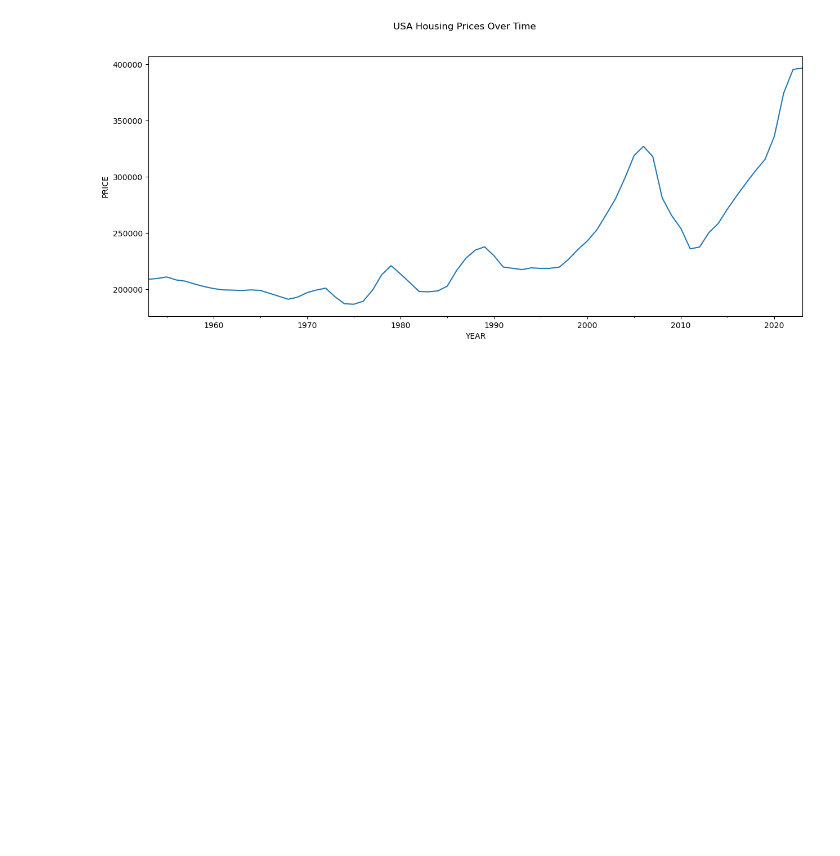
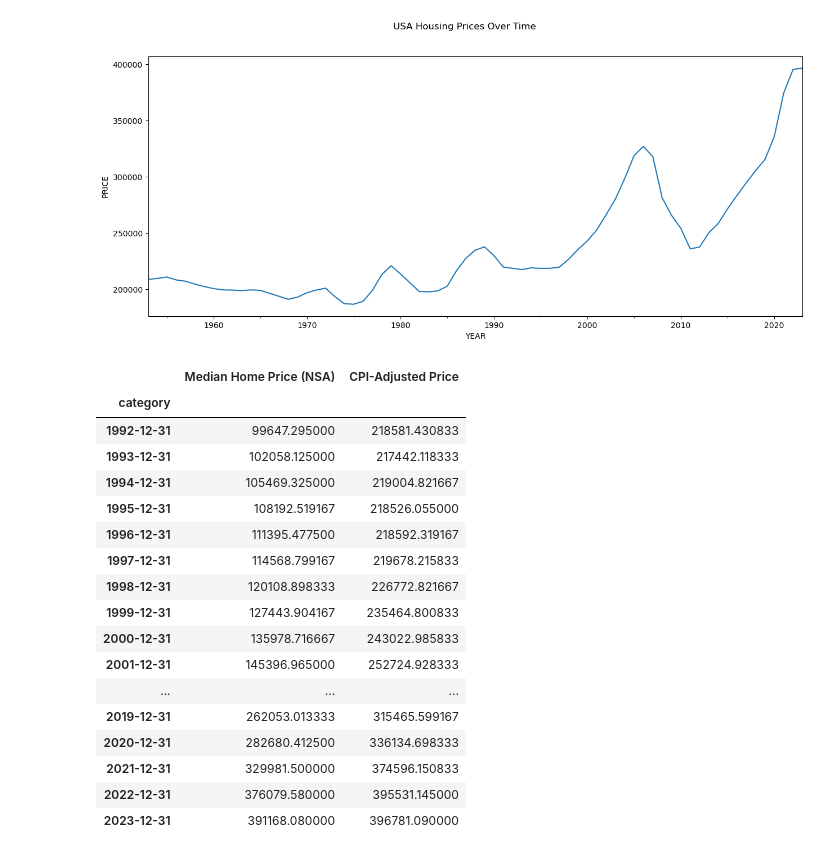
Before and after one commit to msills30/public-housing, a Jupyter notebook: Public_Housing.ipynb, the cells around one changed output. Saved outputs shown, nothing was run; the diff lists cells and outputs as text; code cells hidden in the pictures; blank space fills up the shorter version.

```diff
--- a/Public_Housing.ipynb
+++ b/Public_Housing.ipynb
@@ -91,3 +92,25 @@ plt.ylabel('PRICE')
 plt.show()
 # %% [output]
 [figure]
+# %%
+house_1992 = yearly_mean.loc['1992-01-01':]
+house_1992
+# %% [output]
+|  | Median Home Price (NSA) | CPI-Adjusted Price |
+| category |  |  |
+| 1992-12-31 | 99647.295000 | 218581.430833 |
+| 1993-12-31 | 102058.125000 | 217442.118333 |
+| 1994-12-31 | 105469.325000 | 219004.821667 |
+| 1995-12-31 | 108192.519167 | 218526.055000 |
+| 1996-12-31 | 111395.477500 | 218592.319167 |
+| 1997-12-31 | 114568.799167 | 219678.215833 |
+| 1998-12-31 | 120108.898333 | 226772.821667 |
+| 1999-12-31 | 127443.904167 | 235464.800833 |
+| 2000-12-31 | 135978.716667 | 243022.985833 |
+| 2001-12-31 | 145396.965000 | 252724.928333 |
+| ... | ... | ... |
+| 2019-12-31 | 262053.013333 | 315465.599167 |
+| 2020-12-31 | 282680.412500 | 336134.698333 |
+| 2021-12-31 | 329981.500000 | 374596.150833 |
+| 2022-12-31 | 376079.580000 | 395531.145000 |
+| 2023-12-31 | 391168.080000 | 396781.090000 |
```
Also changed, not shown: parts of 6 cells of this notebook, 1 other file.
